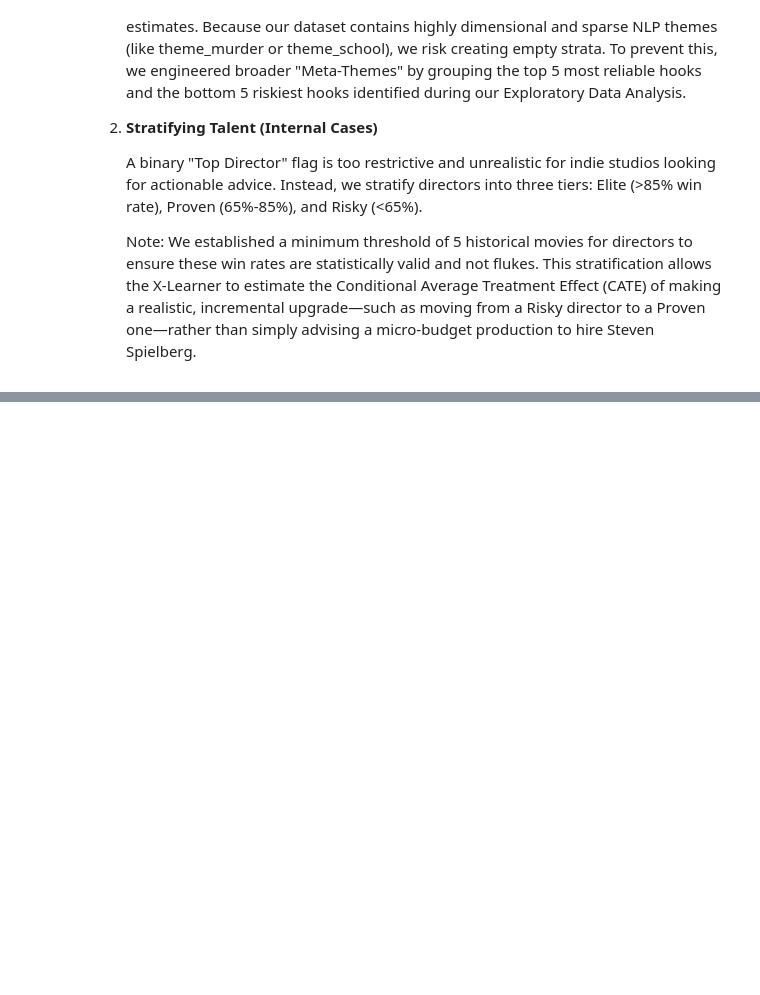
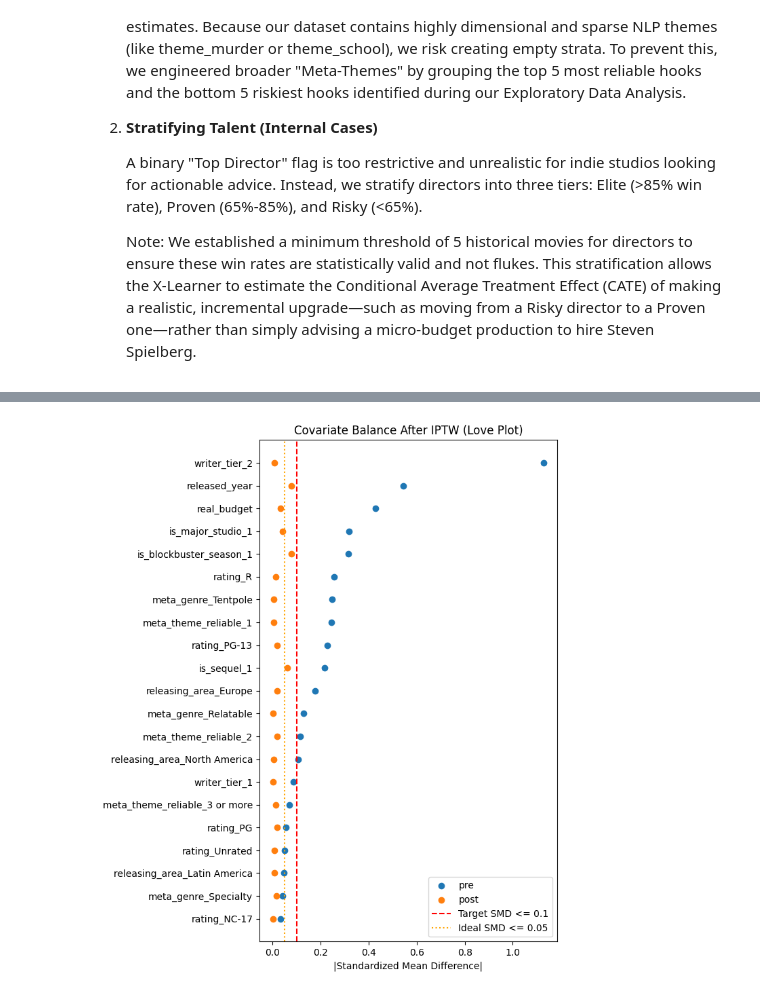
Before and after one commit to JohnnySolo/Data-Analysis-Project---Blockbuster-Movies, a Jupyter notebook: Causal_Analysis_Notebook_1st_edition.ipynb, the cells around one changed output, grey strips where cells are left out. Drawn from its saved outputs; the diff is of its cells as text; code cells hidden in the pictures; blank space fills up the shorter version.

```diff
--- a/Causal_Analysis_Notebook_1st_edition.ipynb
+++ b/Causal_Analysis_Notebook_1st_edition.ipynb
@@ -357,0 +1078,99 @@ print(model_df['writer_tier'].value_counts())
+# %%
+import numpy as np, pandas as pd, matplotlib.pyplot as plt
+from sklearn.preprocessing import OneHotEncoder, StandardScaler
+from sklearn.compose import ColumnTransformer
+from sklearn.pipeline import Pipeline
+from sklearn.linear_model import LogisticRegression
+
+# === User-defined variables for balance check ===
+TREAT = "director_tier" # Treatment variable: whether a movie was released in a blockbuster season
+
+# Confounders that we want to balance across treatment and control groups
+# Combining the user's X_CAT, X_seasonality, and X_CONT elements
+X_CAT  = ["is_sequel", "is_major_studio", "rating", "meta_genre", "writer_tier", "is_blockbuster_season", "meta_theme_reliable","releasing_area"]
+X_CONT = ["real_budget", "released_year"]
+
+# Ensure the dataframe used is model_df. Create a copy to avoid modifying original model_df for this step.
+df_balance = model_df.copy()
+
+# Handle potential missing values in treatment or covariates before fitting PS model
+# Drop rows where treatment or any specified covariate is NaN. This is crucial for PS estimation.
+cols_for_ps = [TREAT] + X_CAT + X_CONT
+df_balance.dropna(subset=cols_for_ps, inplace=True)
+
+# Ensure the treatment column is now binary
+# Meaning - Does the movie narrative contains at least 1 relatable narrative
+df_balance[TREAT] = np.where(df_balance[TREAT].isin([0]), 0, 1)
+df_balance[TREAT] = df_balance[TREAT].astype(int)
+
+print(f"Performing balance diagnostics for treatment: '{TREAT}'")
+print(f"Number of observations after dropping NaNs: {len(df_balance)}")
+print(f"Control group size (0): {len(df_balance[df_balance[TREAT]==0])}")
+print(f"Treatment group size (1): {len(df_balance[df_balance[TREAT]==1])}\n")
+
+# === Balance diagnostics functions ===
+def smd_unw(y, t):
+    # y: 1D array; t: 0/1
+    y0, y1 = y[t==0], y[t==1]
+    # Handle cases where one group might be empty after dropping NaNs
+    if len(y0) == 0 or len(y1) == 0:
+        return np.nan
+    return (y1.mean()-y0.mean()) / np.sqrt(0.5*(y0.var(ddof=1)+y1.var(ddof=1)))
+
+def smd_w(y, t, w):
+    y0, y1 = y[t==0], y[t==1]
+    w0, w1 = w[t==0], w[t==1]
+    if len(y0) == 0 or len(y1) == 0:
+        return np.nan
+    m0 = np.average(y0, weights=w0); m1 = np.average(y1, weights=w1)
+    v0 = np.average((y0-m0)**2, weights=w0); v1 = np.average((y1-m1)**2, weights=w1)
+    return (m1-m0) / np.sqrt(0.5*(v0+v1))
+
+# === Propensity Score (PS) estimation and Inverse Probability of Treatment Weighting (IPTW) ===
+pp = ColumnTransformer([
+    ("cat", OneHotEncoder(drop="first", sparse_output=False, handle_unknown="ignore"), X_CAT),
+    ("num", StandardScaler(), X_CONT),
+])
+
+# Fit the PS model using the df_balance
+# Increased max_iter for convergence and added random_state for reproducibility
+ps_model = Pipeline([("pp", pp), ("lr", LogisticRegression(max_iter=2000, solver="lbfgs", random_state=42))])
+ps_model.fit(df_balance[X_CAT+X_CONT], df_balance[TREAT])
+
+ps = ps_model.predict_proba(df_balance[X_CAT+X_CONT])[:,1]
+# Clip propensity scores to avoid extreme weights for better stability
+ps = np.clip(ps, 0.01, 0.99)
+pA = df_balance[TREAT].mean()
+w = np.where(df_balance[TREAT]==1, pA/ps, (1-pA)/(1-ps))
+
+# === Design matrix for balance check ===
+X_mat = ps_model.named_steps["pp"].transform(df_balance[X_CAT+X_CONT])
+cat_names = ps_model.named_steps["pp"].named_transformers_["cat"].get_feature_names_out(X_CAT)
+col_names = np.r_[cat_names, X_CONT]
+design = pd.DataFrame(X_mat, columns=col_names, index=df_balance.index)
+
+# === Standardized Mean Differences (SMDs) pre/post weighting ===
+t = df_balance[TREAT].values.astype(int)
+pre  = {c: abs(smd_unw(design[c].values, t)) for c in design.columns}
+post = {c: abs(smd_w (design[c].values, t, w)) for c in design.columns}
+smd = pd.DataFrame({"|SMD| pre": pre, "|SMD| post": post}).sort_values("|SMD| pre", ascending=False)
+
+print("\n--- Standardized Mean Differences (SMD) for Covariates ---")
+display(smd.head(15))
+print("\nShare with |SMD|<=0.1: pre =", f"{100*(smd['|SMD| pre']<=0.1).mean():.1f}%",
+      ", post =", f"{100*(smd['|SMD| post']<=0.1).mean():.1f}%\n")
+
+# === Love plot for visualization ===
+topk = min(25, len(smd)) # Ensure topk doesn't exceed available covariates after one-hot encoding
+sub = smd.head(topk).iloc[::-1] # Get top 'k' covariates with worst pre-balance, reversed for plotting
+fig, ax = plt.subplots(figsize=(7, 0.35*topk+1))
+ax.scatter(sub["|SMD| pre"], sub.index, label="pre")
+ax.scatter(sub["|SMD| post"], sub.index, label="post")
+ax.axvline(0.1, ls="--", color='red', label='Target SMD <= 0.1') # Common threshold for good balance
+ax.axvline(0.05, ls=":", color='orange', label='Ideal SMD <= 0.05')
+ax.set_xlabel("|Standardized Mean Difference|")
+ax.set_title("Covariate Balance After IPTW (Love Plot)")
+ax.legend()
+plt.tight_layout()
+plt.show()
+# %% [output]
@@ -357,0 +1201 @@ print(model_df['writer_tier'].value_counts())
+[figure, added]
```
Also changed, not shown: parts of 31 cells of this notebook.
